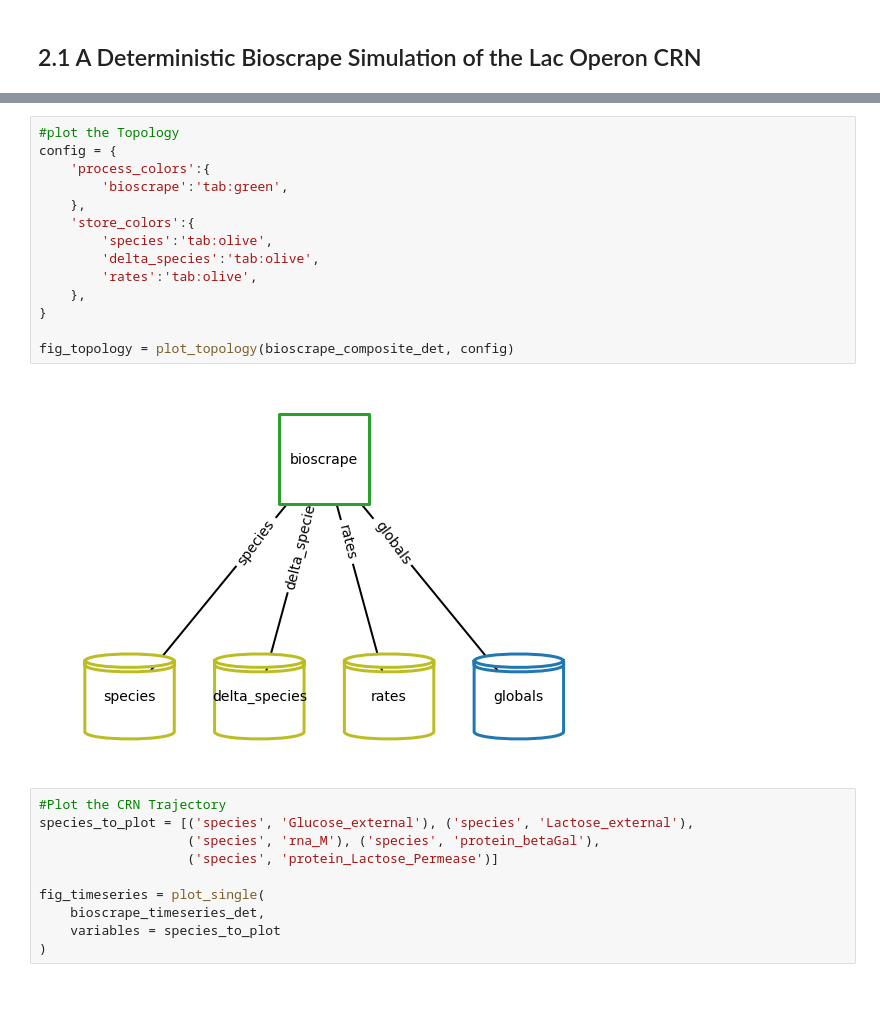
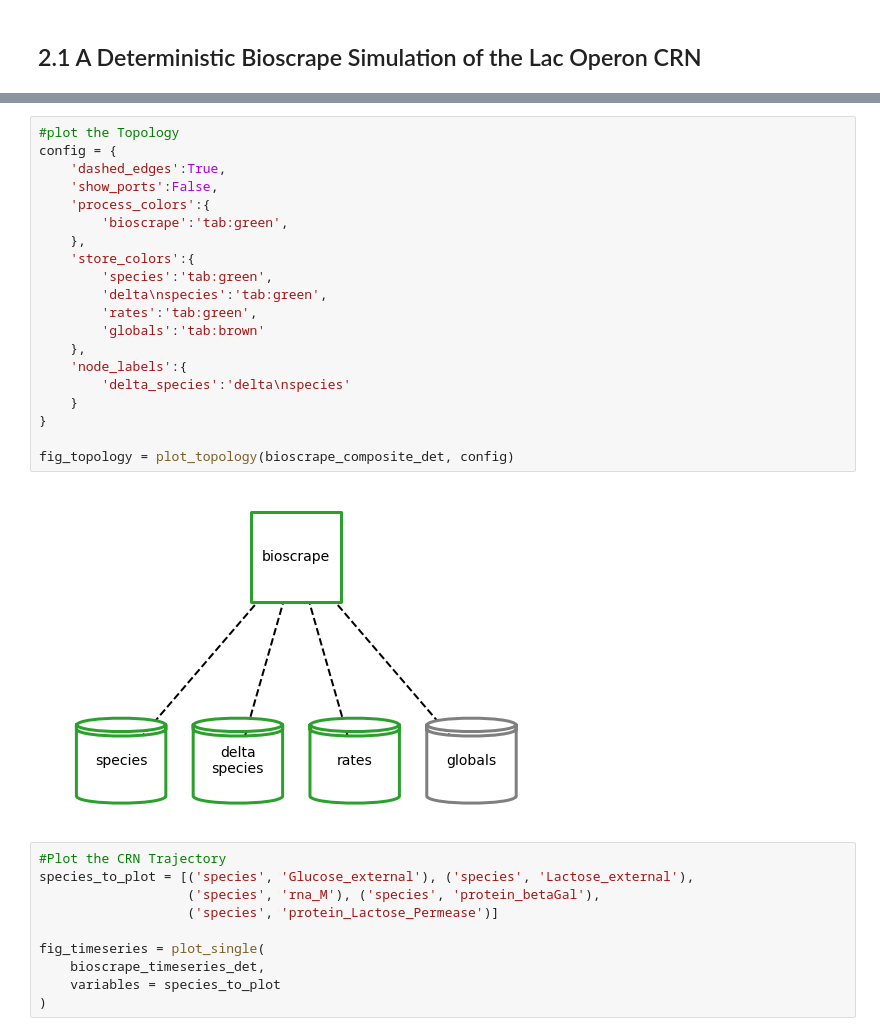
Before and after one commit to vivarium-collective/vivarium-notebooks, a Jupyter notebook: notebooks/VivariumLacOperonNotebook.ipynb, the cells around one changed output, grey strips where cells are left out. Drawn from its saved outputs; the diff is of its cells as text; blank space fills up the shorter version.

```diff
--- a/notebooks/VivariumLacOperonNotebook.ipynb
+++ b/notebooks/VivariumLacOperonNotebook.ipynb
@@ -101,19 +114,25 @@ Completed in 0.180557 seconds
 # %%
 #plot the Topology
 config = {
+    'dashed_edges':True,
+    'show_ports':False,
     'process_colors':{
         'bioscrape':'tab:green',
     },
     'store_colors':{
-        'species':'tab:olive',
-        'delta_species':'tab:olive',
-        'rates':'tab:olive',
+        'species':'tab:green',
+        'delta\nspecies':'tab:green',
+        'rates':'tab:green',
+        'globals':'tab:brown'
     },
+    'node_labels':{
+        'delta_species':'delta\nspecies'
+    }
 }
 
 fig_topology = plot_topology(bioscrape_composite_det, config)
 # %% [output]
-[figure, old version]
+[figure, new version]
 # %%
 #Plot the CRN Trajectory
 species_to_plot = [('species', 'Glucose_external'), ('species', 'Lactose_external'),
```
Also changed, not shown: parts of 34 cells of this notebook.
